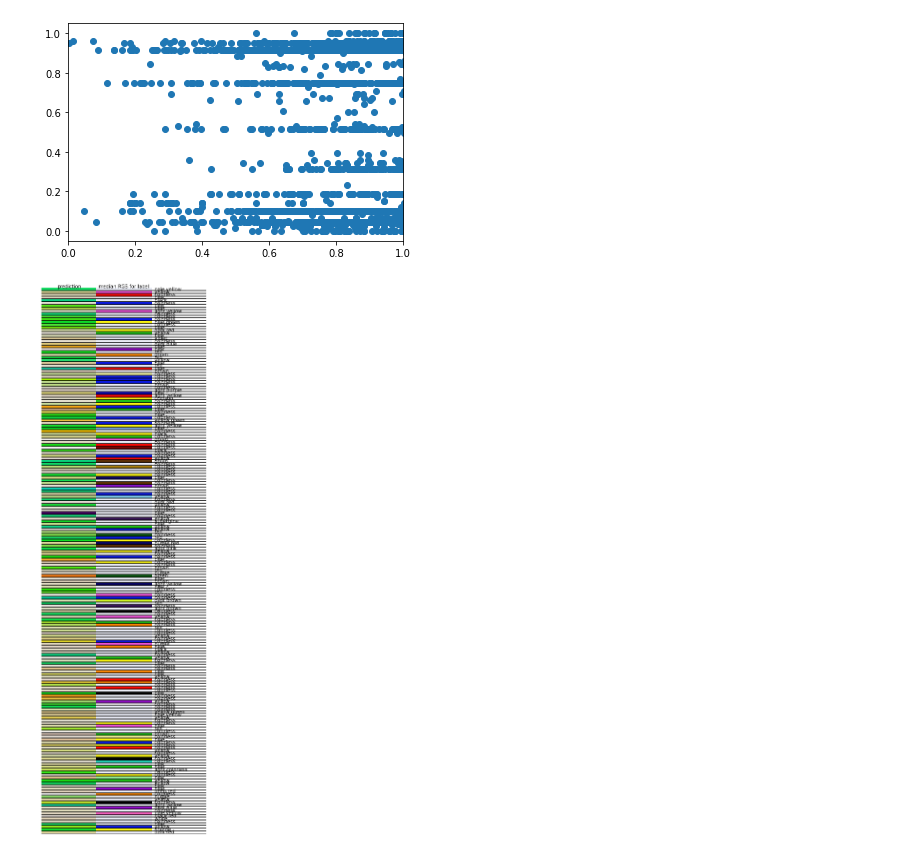
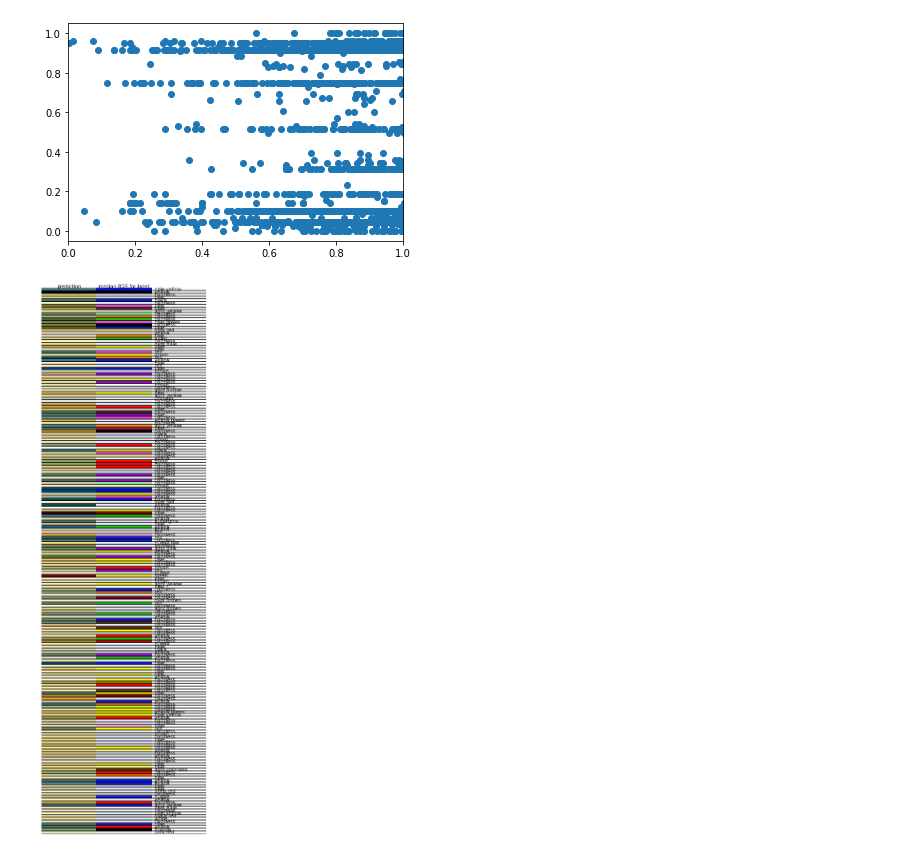
Before and after one commit to kjappelbaum/colorml, a Jupyter notebook: notebooks/Untitled.ipynb, the cells around one changed output. Drawn from its saved outputs; the diff is of its cells as text; code cells hidden in the pictures.

```diff
--- a/notebooks/Untitled.ipynb
+++ b/notebooks/Untitled.ipynb
@@ -237,7 +235,7 @@ df_train, df_test = train_test_split(
 #     "summed_metalcenter_descriptors",
 #     "summed_functionalgroup_descriptors"]
 
-features = ["metalcenter_descriptors","functionalgroup_descriptors","linker_descriptors","mol_desc"]
+features =	["metalcenter_descriptors","functionalgroup_descriptors","linker_descriptors","mol_desc","summed_linker_descriptors","summed_metalcenter_descriptors","summed_functionalgroup_descriptors"]
 # %%
 F = select_features(features)
 # %%
@@ -328,6 +326,6 @@ plt.xlim(0,1)
 (0.0, 1.0)
 [figure]
 # %%
-plot_predictions(HSL_to_RGB(y_predict) * 255 , y_test * 255, name_test.values, 200)
+plot_predictions(y_predict * 255 , y_train * 255, name_test.values, 200)
 # %% [output]
-[figure, old version]
+[figure, new version]
```
Also changed, not shown: parts of 3 cells of this notebook, 1 other file.
